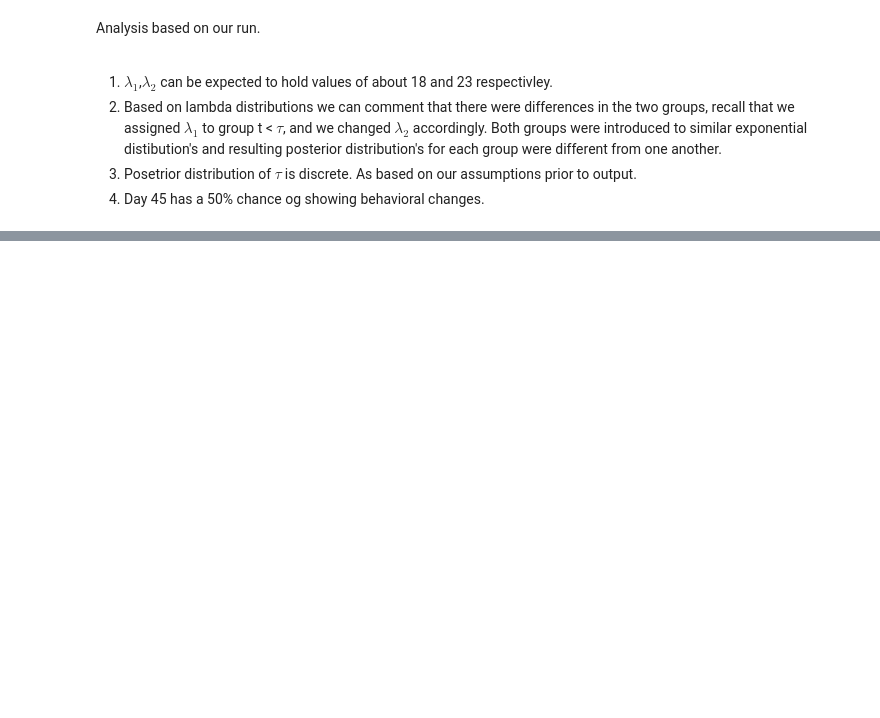
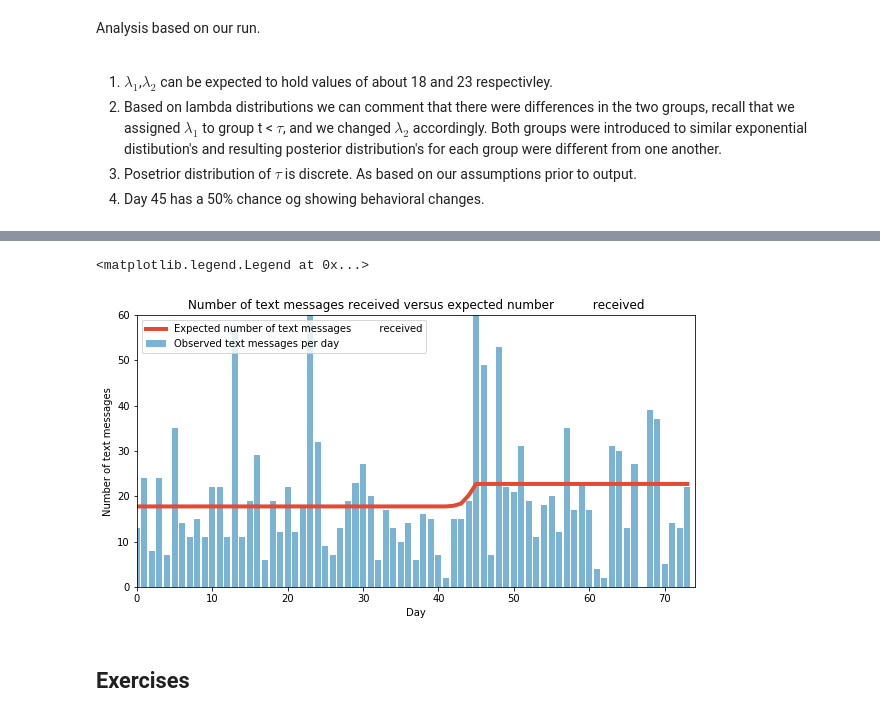
Before and after one commit to SpinachXPasta/Data-Analytics, a Jupyter notebook: Inferring Behavior From Text Data.ipynb, the cells around one changed output, grey strips where cells are left out. Drawn from its saved outputs; the diff is of its cells as text; code cells hidden in the pictures; blank space fills up the shorter version.

```diff
--- a/Inferring Behavior From Text Data.ipynb
+++ b/Inferring Behavior From Text Data.ipynb
@@ -148,0 +164,19 @@ Analysis based on our run.<br />
+# %%
+# We give the variable N the value of shape size of tau samples which is 30,000. This corresponds to the sampling we
+# did using MCMC methods
+N = tau_samples.shape[0]
+
+#We create an empty vector of size 74, the number of days that we are concerned about.
+expected_texts_per_day = np.zeros(n_count_data)
+
+# Create a loop from 0 to 73(Our index space)
+for day in range(0, n_count_data):
+
+    #tau samples is a 30,000 spaced vector which holds values for tau. Tau ranges between 41-46.
+    # Due to this when we create the 30,000 space vector ix, it will conatined either True or false boolean
+    #values. So untill day is around 40-ish, you can expect ix to contain only True values.
+    ix = day < tau_samples
+
+    #Breaking this down now we assign each day in the expected_texts vector an averaged out value
+    #Look at the example below to understand the multiplication process.
+    expected_texts_per_day[day] = (lambda_1_samples[ix].sum()+ lambda_2_samples[~ix].sum()) / N
@@ -148,0 +218,20 @@ Analysis based on our run.<br />
+# %%
+f, ax = plt.subplots(figsize=(10, 5))
+
+plt.plot(range(n_count_data), expected_texts_per_day, lw=4,
+         color="#E24A33", label="Expected number of text messages\
+         received")
+plt.xlim(0, n_count_data)
+plt.xlabel("Day")
+plt.ylabel("Number of text messages")
+plt.title("Number of text messages received versus expected number\
+          received")
+plt.ylim(0, 60)
+plt.bar(np.arange(len(count_data)), count_data, color="#348ABD",
+        alpha=0.65, label="Observed text messages per day")
+plt.legend(loc="upper left")
+# %% [output]
+<matplotlib.legend.Legend at 0x...>
+[figure, added]
+# %% [markdown]
+## Exercises
```
Also changed, not shown: parts of 12 cells of this notebook.
